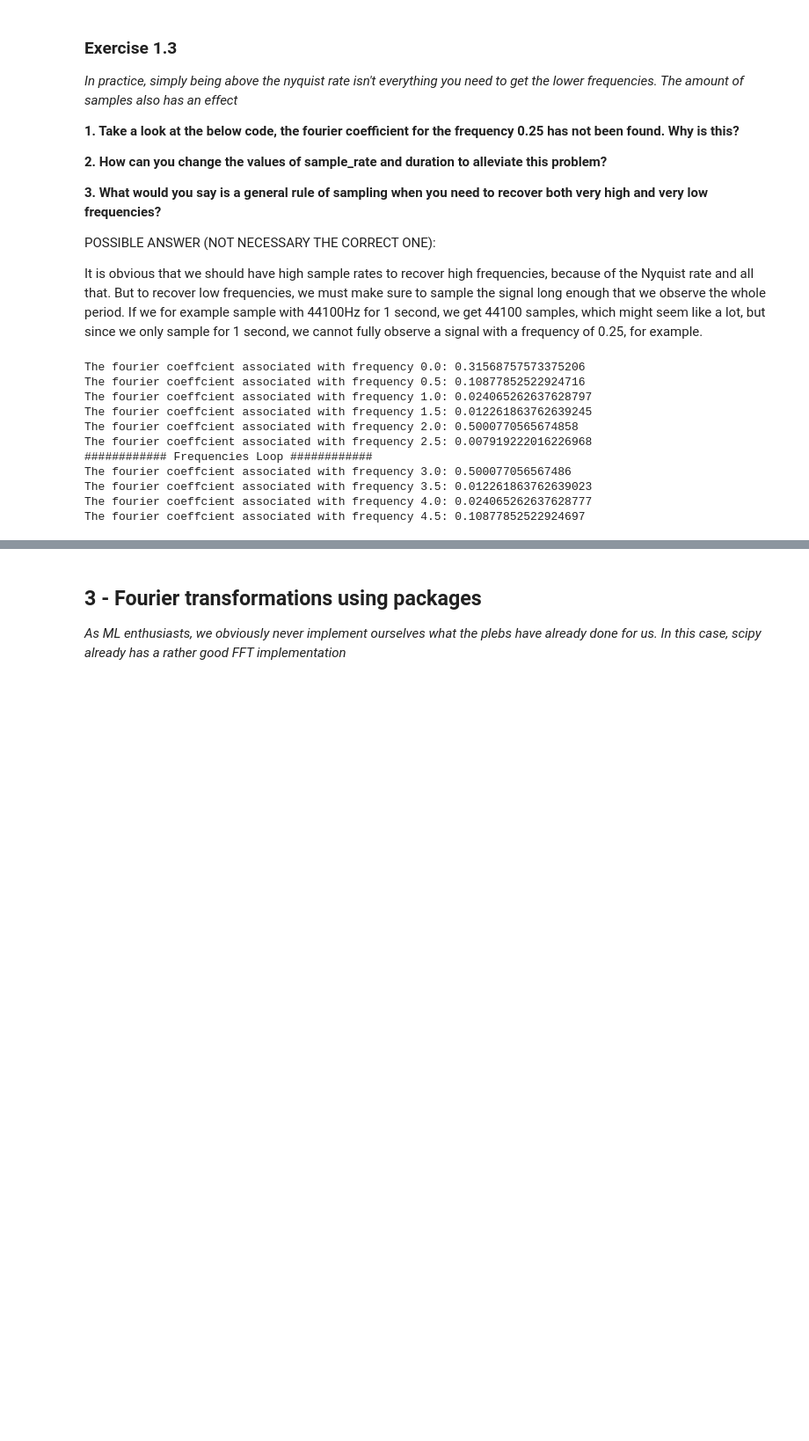
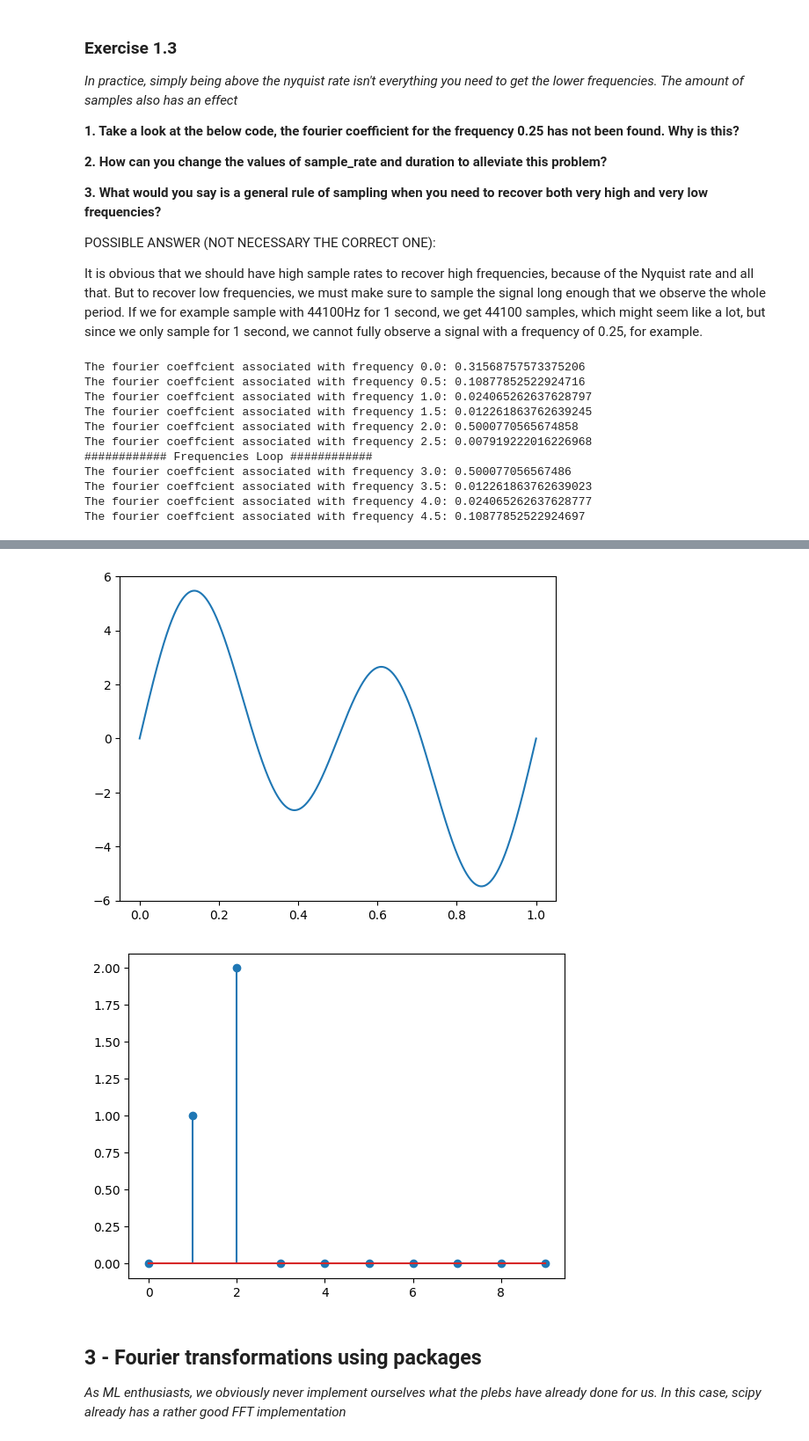
Before and after one commit to Twinbo/Signals-and-Data-Autumn-2025-student, a Jupyter notebook: week_5/ex_week_5_solution.ipynb, the cells around one changed output, grey strips where cells are left out. Shown at 88% size. Drawn from its saved outputs; the diff is of its cells as text; code cells hidden in the pictures; blank space fills up the shorter version.

```diff
--- a/week_5/ex_week_5_solution.ipynb
+++ b/week_5/ex_week_5_solution.ipynb
@@ -183,3 +215,39 @@ The fourier coeffcient associated with frequency 4.5: 0.10877852522924697
+# %%
+# Set duration of signal
+duration = 1
+
+# Set sample rate
+sample_rate = 1000
+
+# Create time values for signal
+t = np.linspace(0, duration, int(sample_rate * duration))
+
+
+# Define signals...
+frequency_1 = 1
+sine_wave_1 = np.sin(2 * np.pi * frequency_1 * t)
+
+frequency_2 = 2
+sine_wave_2 = np.sin(2 * np.pi * frequency_2 * t)
+
+# Create linear combination of signals
+a = 2
+b = 4
+signal_values = a*sine_wave_1 + b*sine_wave_2
+
+# Get coefficients using previous fourier coefficients function
+coeffs = np.abs(calculate_fourier_coeffcients(signal_values, sample_rate=sample_rate, v=False))
+
+
+# Plot signal in time and frequency domain
+plt.plot(t,signal_values)
+plt.show()
+
+plt.stem(coeffs[:10])
+plt.show()
+# %% [output]
+[figure, added]
+[figure, added]
 # %% [markdown]
 ## 3 - Fourier transformations using packages
 
```
Also changed, not shown: parts of 17 cells of this notebook, 14 other files.
